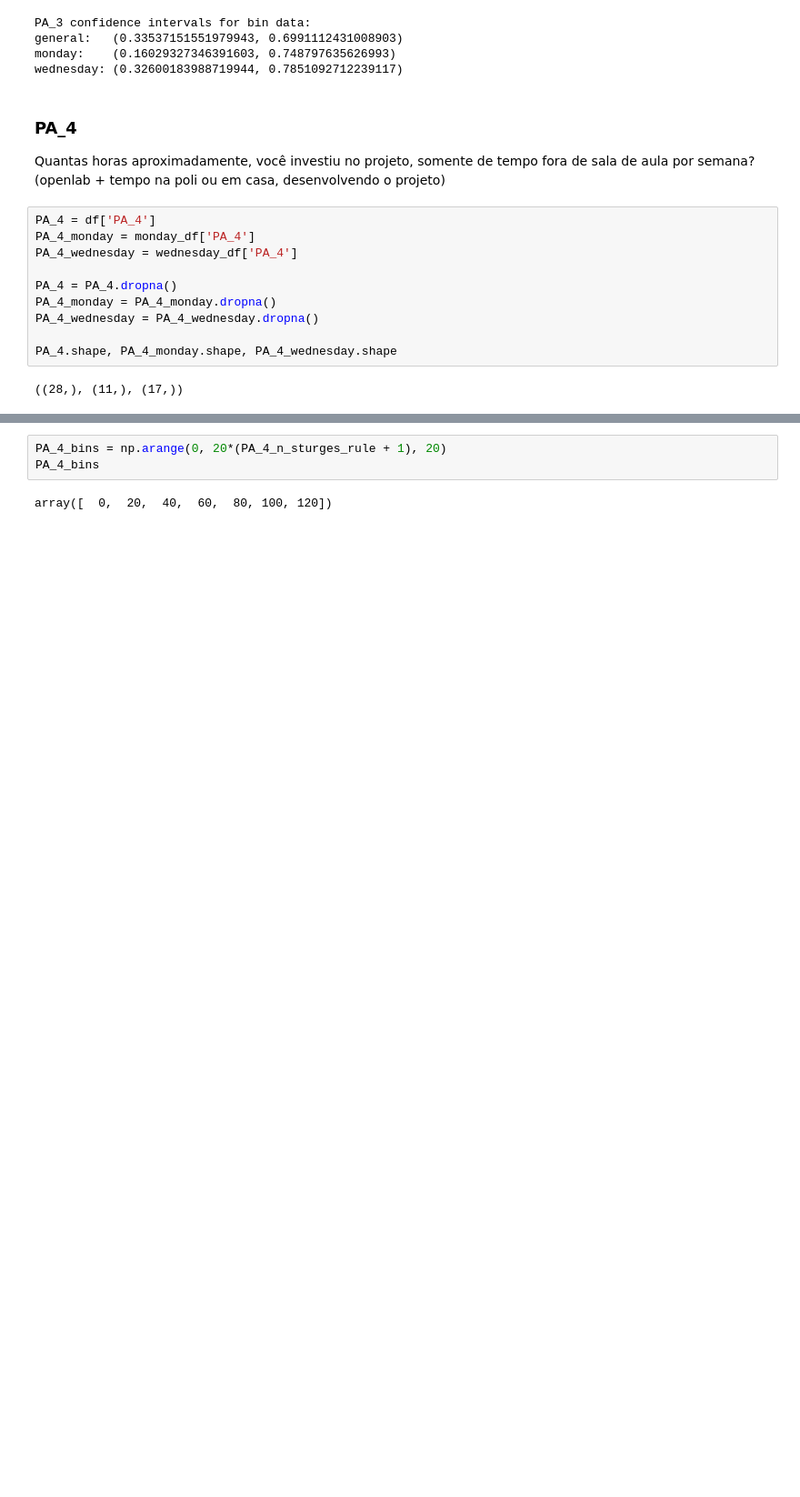
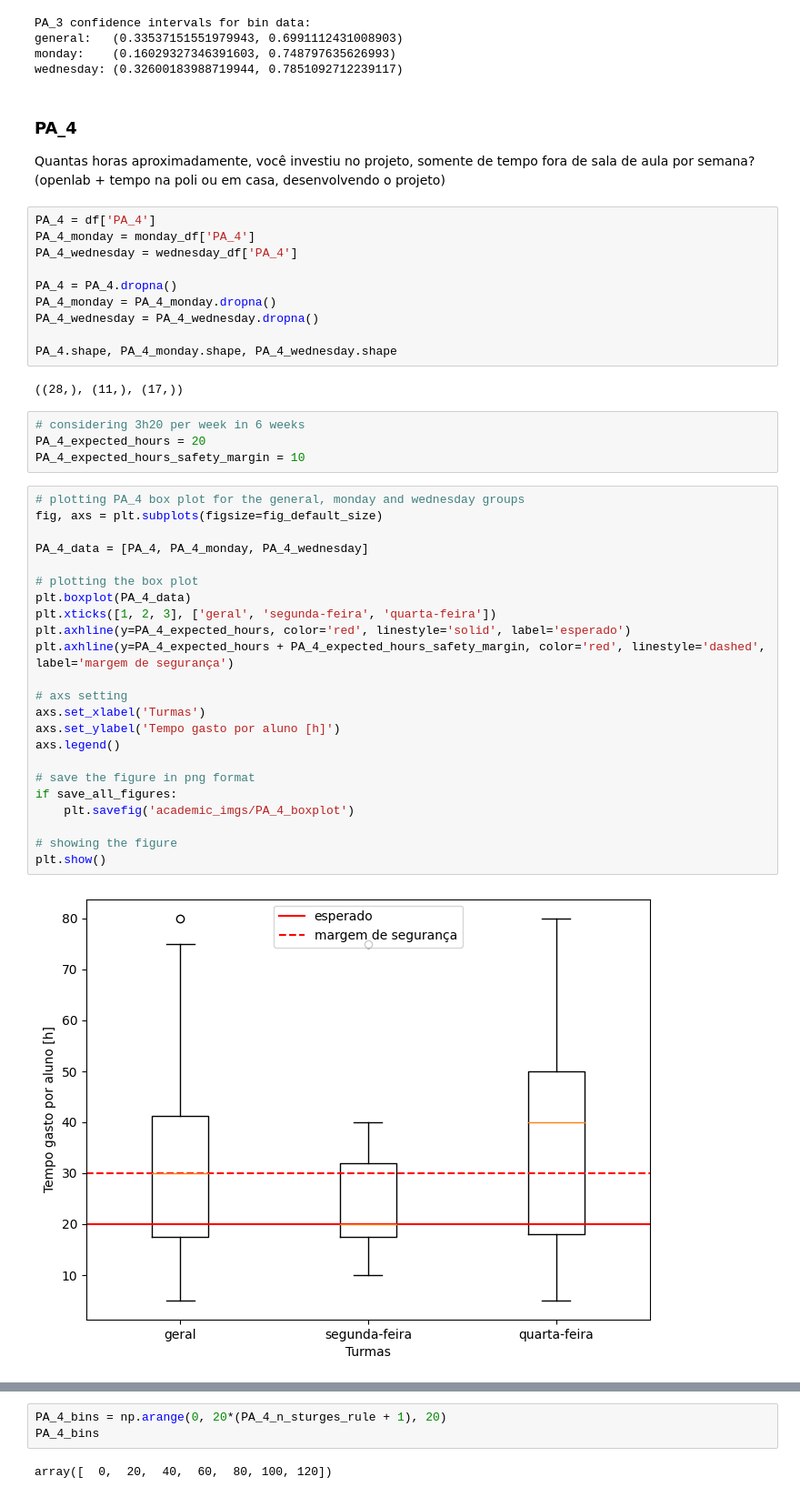
Before and after one commit to henriqueedu2001/pcs3635-health-research-data-analysis, a Jupyter notebook: analisys.ipynb, the cells around one changed output, grey strips where cells are left out. Shown at 91% size. Drawn from its saved outputs; the diff is of its cells as text; blank space fills up the shorter version.

```diff
--- a/analisys.ipynb
+++ b/analisys.ipynb
@@ -710,3 +719,32 @@ PA_4_wednesday = PA_4_wednesday.dropna()
 PA_4.shape, PA_4_monday.shape, PA_4_wednesday.shape
 # %% [output]
 ((28,), (11,), (17,))
+# %%
+# considering 3h20 per week in 6 weeks
+PA_4_expected_hours = 20
+PA_4_expected_hours_safety_margin = 10
+# %%
+# plotting PA_4 box plot for the general, monday and wednesday groups
+fig, axs = plt.subplots(figsize=fig_default_size)
+
+PA_4_data = [PA_4, PA_4_monday, PA_4_wednesday]
+
+# plotting the box plot
+plt.boxplot(PA_4_data)
+plt.xticks([1, 2, 3], ['geral', 'segunda-feira', 'quarta-feira'])
+plt.axhline(y=PA_4_expected_hours, color='red', linestyle='solid', label='esperado')
+plt.axhline(y=PA_4_expected_hours + PA_4_expected_hours_safety_margin, color='red', linestyle='dashed', label='margem de segurança')
+
+# axs setting
+axs.set_xlabel('Turmas')
+axs.set_ylabel('Tempo gasto por aluno [h]')
+axs.legend()
+
+# save the figure in png format
+if save_all_figures:
+    plt.savefig('academic_imgs/PA_4_boxplot')
+
+# showing the figure
+plt.show()
+# %% [output]
+[figure, added]
```
Also changed, not shown: parts of 6 cells of this notebook.
